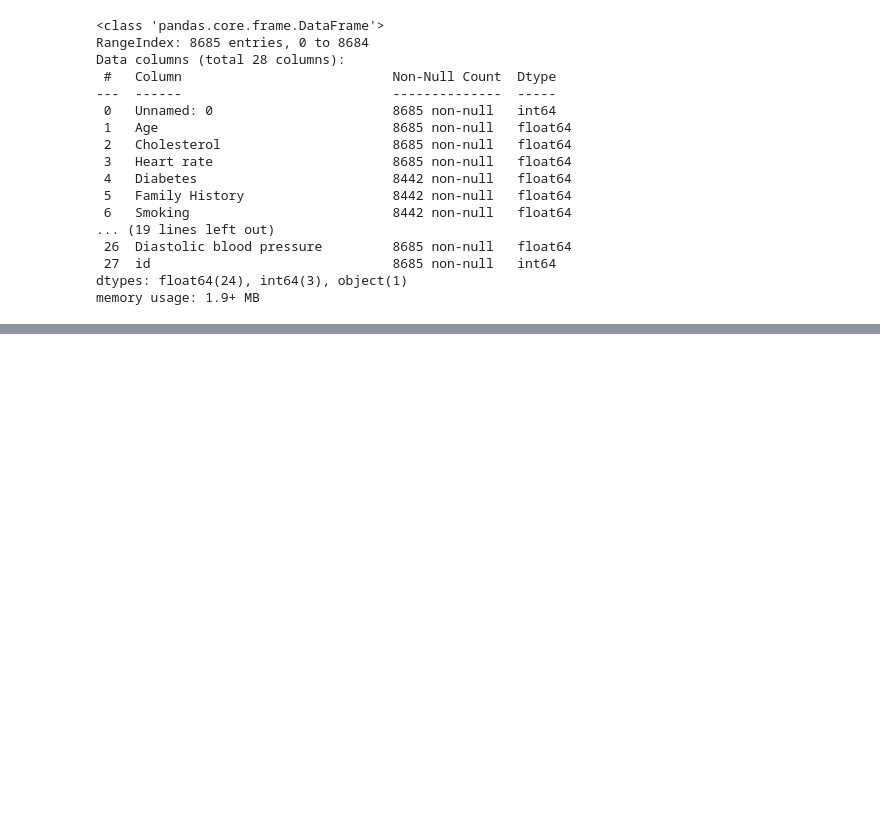
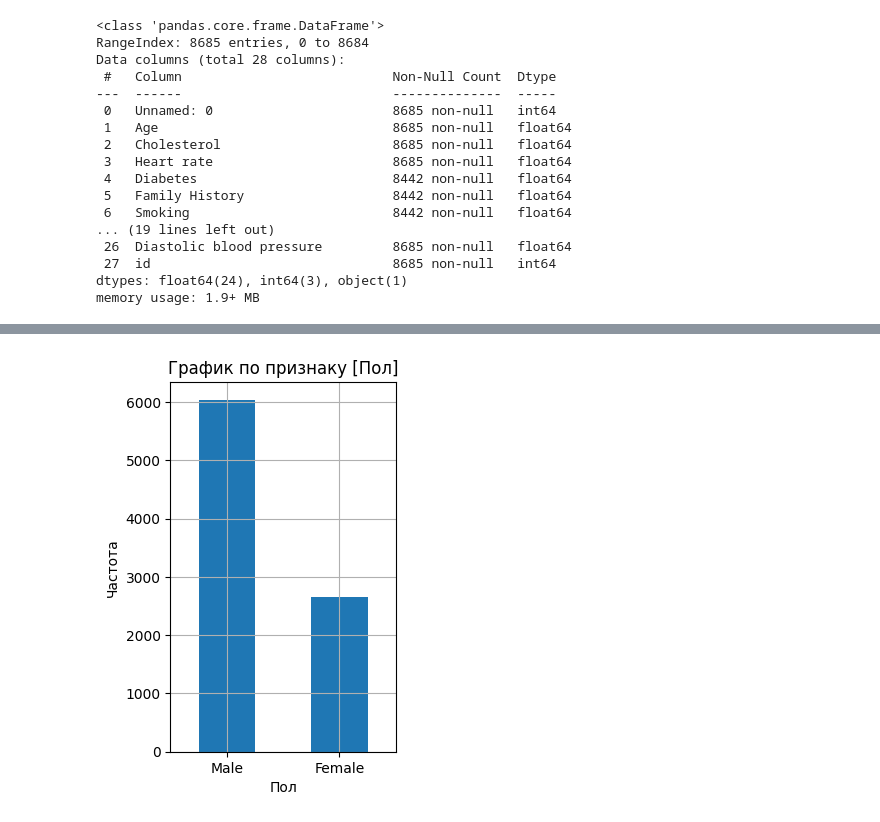
Before and after one commit to OsKaLis/predictions_of_heart_attack_risk, a Jupyter notebook: m3s19_pohar.ipynb, the cells around one changed output, grey strips where cells are left out. Saved outputs shown, nothing was run; the diff lists cells and outputs as text; code cells hidden in the pictures; blank space fills up the shorter version.

```diff
--- a/m3s19_pohar.ipynb
+++ b/m3s19_pohar.ipynb
@@ -510,0 +889,11 @@ dtype: int64
+# %%
+# Вывод частотный графики категориальных даннах
+gfi_train.categorical_graphs(
+    {
+        'bar': [
+            'gender',
+        ],
+    }
+)
+# %% [output]
+[figure, added]
```
Also changed, not shown: parts of 42 cells of this notebook, 1 other file.
